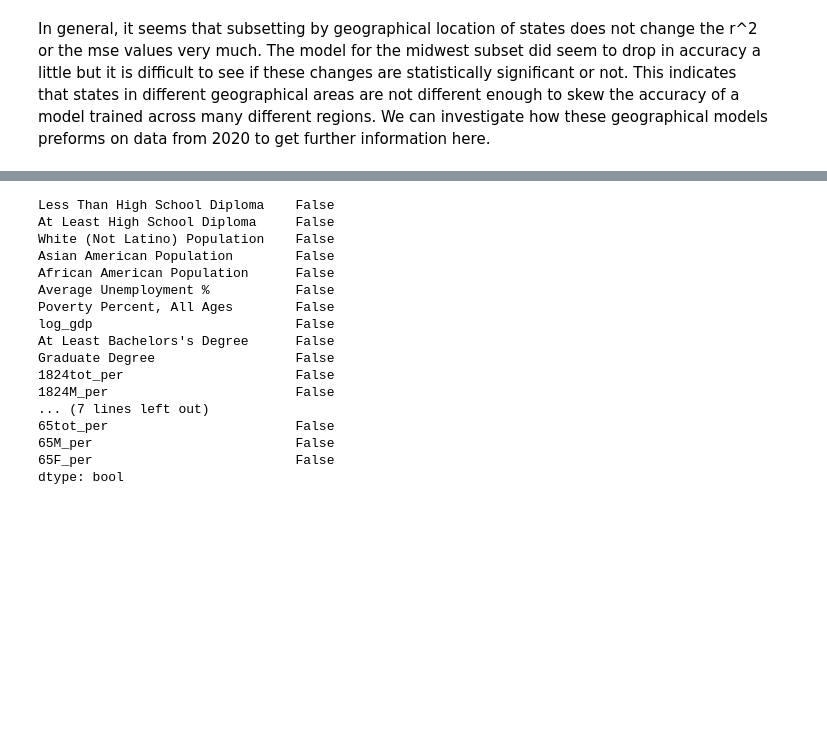
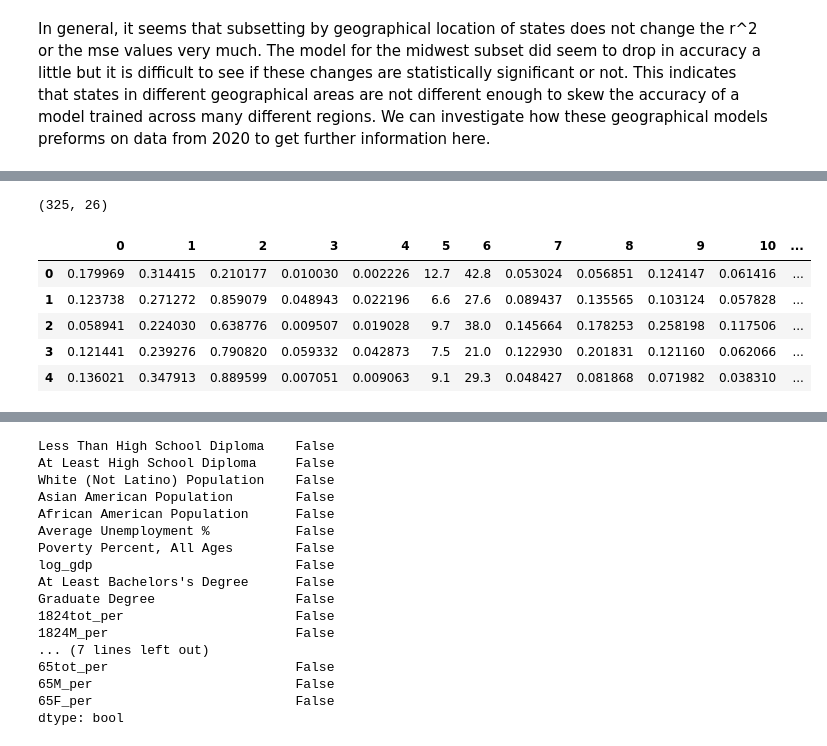
Before and after one commit to eweed001/ORIE-4741-Project, a Jupyter notebook: Model Construction2.ipynb, the cells around one changed output, grey strips where cells are left out. Saved outputs shown, nothing was run; the diff lists cells and outputs as text; code cells hidden in the pictures; blank space fills up the shorter version.

```diff
--- a/Model Construction2.ipynb
+++ b/Model Construction2.ipynb
@@ -473,0 +485,14 @@ df2020_small.head()
+# %%
+temp.shape
+# %% [output]
+(325, 26)
+# %%
+x = pd.DataFrame.from_records(temp)
+x.head()
+# %% [output]
+|  | 0 | 1 | 2 | 3 | 4 | 5 | 6 | 7 | 8 | 9 | 10 | ... |
+| 0 | 0.179969 | 0.314415 | 0.210177 | 0.010030 | 0.002226 | 12.7 | 42.8 | 0.053024 | 0.056851 | 0.124147 | 0.061416 | ... |
+| 1 | 0.123738 | 0.271272 | 0.859079 | 0.048943 | 0.022196 | 6.6 | 27.6 | 0.089437 | 0.135565 | 0.103124 | 0.057828 | ... |
+| 2 | 0.058941 | 0.224030 | 0.638776 | 0.009507 | 0.019028 | 9.7 | 38.0 | 0.145664 | 0.178253 | 0.258198 | 0.117506 | ... |
+| 3 | 0.121441 | 0.239276 | 0.790820 | 0.059332 | 0.042873 | 7.5 | 21.0 | 0.122930 | 0.201831 | 0.121160 | 0.062066 | ... |
+| 4 | 0.136021 | 0.347913 | 0.889599 | 0.007051 | 0.009063 | 9.1 | 29.3 | 0.048427 | 0.081868 | 0.071982 | 0.038310 | ... |
```
Also changed, not shown: parts of 97 cells of this notebook, 6 other files.
